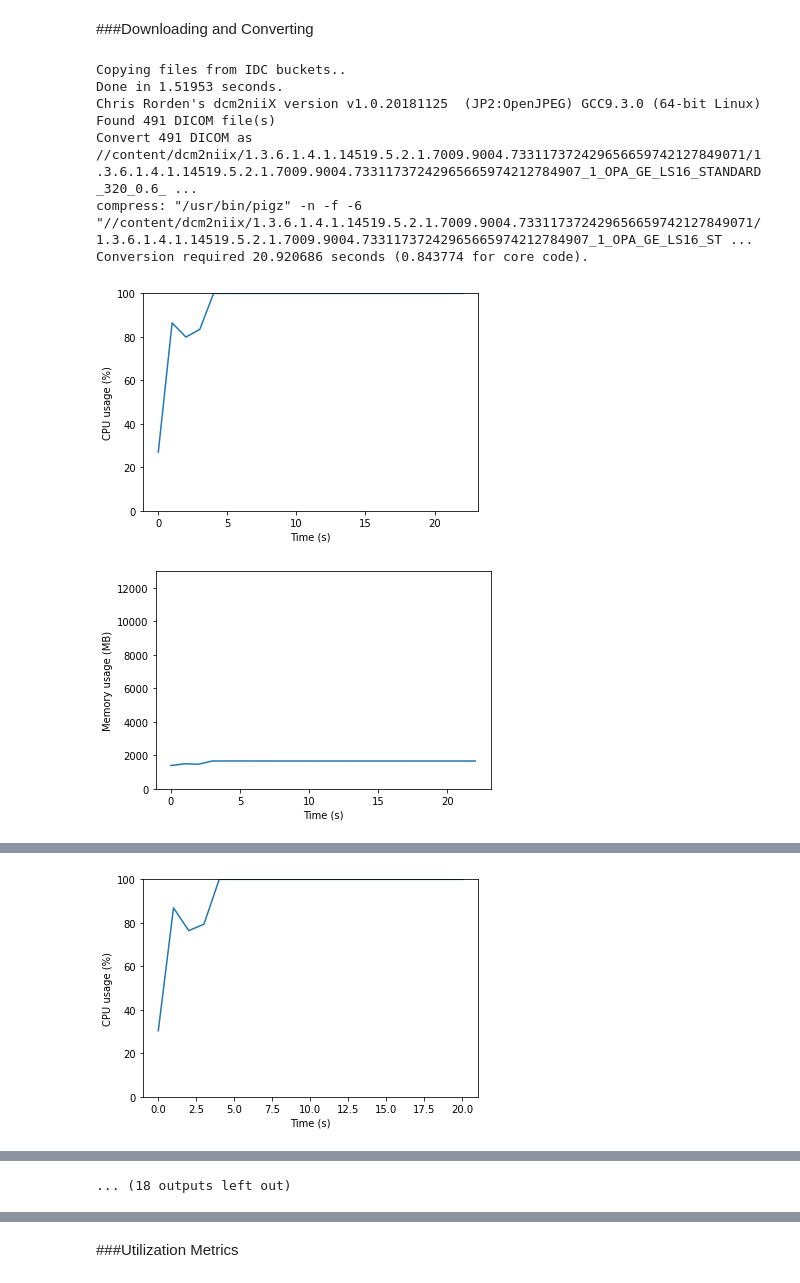
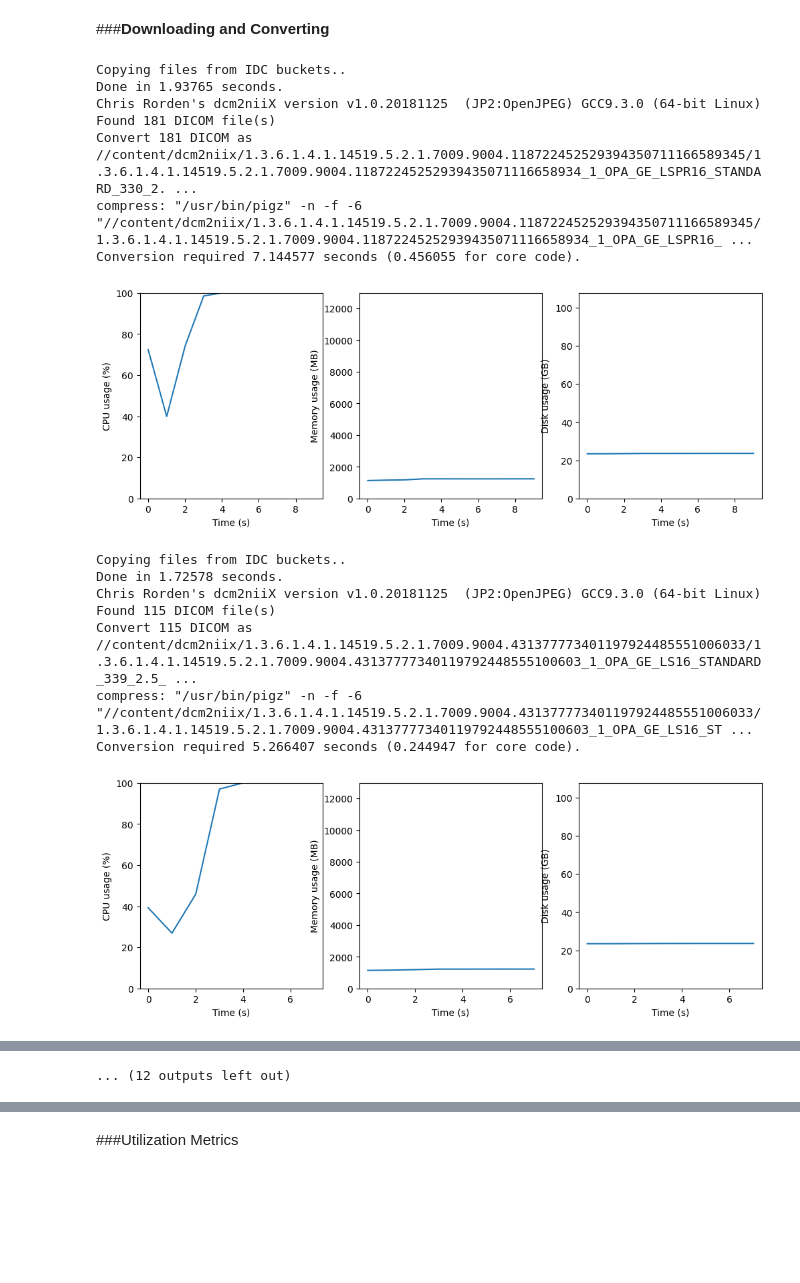
Before and after one commit to ImagingDataCommons/CloudSegmentator, a Jupyter notebook: Notebooks/Totalsegmentator/downloadDicomAndConvertNotebook.ipynb, the cells around one changed output, grey strips where cells are left out. Drawn from its saved outputs; the diff is of its cells as text; code cells hidden in the pictures; blank space fills up the shorter version.

```diff
--- a/Notebooks/Totalsegmentator/downloadDicomAndConvertNotebook.ipynb
+++ b/Notebooks/Totalsegmentator/downloadDicomAndConvertNotebook.ipynb
@@ -89 +84,3 @@ SeriesInstanceUIDs= cohort_df["SeriesInstanceUID"].sample(n=10).values.tolist()
+# %%
+SeriesInstanceUIDs= cohort_df["SeriesInstanceUID"].values.tolist()
 # %% [markdown]
@@ -156,15 +157,6 @@ def convert_dicom_to_nifti(series_id):
       pass
   os.mkdir('idc_data')
 # %%
-import os
-import zipfile
-from concurrent.futures import ThreadPoolExecutor
-from time import sleep
-from datetime import datetime
-import psutil
-import pandas as pd
-import matplotlib.pyplot as plt
-
 class MemoryMonitor:
     def __init__(self):
         self.keep_measuring = True
@@ -172,20 +164,25 @@ class MemoryMonitor:
     def measure_usage(self):
         cpu_usage = []
         ram_usage_mb=[]
+        disk_usage_all=[]
         time_stamps = []
         start_time = time.time()
         while self.keep_measuring:
             cpu = psutil.cpu_percent()
             ram = psutil.virtual_memory()
+            disk_used= psutil.disk_usage('/').used/1024/1024/1024
+            disk_total= psutil.disk_usage('/').total/1024/1024/1024
             ram_total_mb = psutil.virtual_memory().total / 1024 / 1024
             ram_mb = (ram.total - ram.available) / 1024 / 1024
 
             cpu_usage.append(cpu)
             ram_usage_mb.append(ram_mb)
+            disk_usage_all.append(disk_used)
+
             time_stamps.append(time.time()- start_time)
             sleep(1)
 
-        return cpu_usage, ram_usage_mb, time_stamps, ram_total_mb
+        return cpu_usage, ram_usage_mb, time_stamps, ram_total_mb,  disk_usage_all, disk_total
 # %%
 def download_and_process_series(series_id):
     log = pd.DataFrame({'SeriesInstanceUID': [series_id]})
@@ -205,51 +202,69 @@ def download_and_process_series(series_id):
     global runtime_stats
     runtime_stats = pd.concat([runtime_stats, log], ignore_index=True, axis=0)
 # %% [markdown]
-###Downloading and Converting
+###**Downloading and Converting**
 # %%
 runtime_stats = pd.DataFrame(columns=['SeriesInstanceUID','download_time',
-                                      'NiftiConverter_time', 'cpu_usage','ram_usage_mb', 'ram_total_mb'
+                                      'NiftiConverter_time', 'cpu_usage','ram_usage_mb', 'ram_total_mb', 'disk_usage_all', 'disk_total'
                                       ])
+
 if __name__ == "__main__":
     for series_id in SeriesInstanceUIDs:
         with ThreadPoolExecutor() as executor:
             monitor = MemoryMonitor()
             mem_thread = executor.submit(monitor.measure_usage)
             try:
                 proc_thread = executor.submit(download_and_process_series, series_id)
                 proc_thread.result()
             finally:
                 monitor.keep_measuring = False
-                cpu_usage, ram_usage_mb, time_stamps, ram_total_mb = mem_thread.result()
+                cpu_usage, ram_usage_mb, time_stamps, ram_total_mb, disk_usage_all, disk_total= mem_thread.result()
 
                 cpu_idx = runtime_stats.index[runtime_stats['SeriesInstanceUID'] == series_id][0]
                 runtime_stats.iloc[cpu_idx, runtime_stats.columns.get_loc('cpu_usage')] = [[cpu_usage]]
 
                 ram_usage_mb_idx = runtime_stats.index[runtime_stats['SeriesInstanceUID'] == series_id][0]
                 runtime_stats.iloc[ram_usage_mb_idx, runtime_stats.columns.get_loc('ram_usage_mb')] = [[ram_usage_mb]]
 
                 ram_total_mb_idx = runtime_stats.index[runtime_stats['SeriesInstanceUID'] == series_id][0]
                 runtime_stats.iloc[ram_total_mb_idx, runtime_stats.columns.get_loc('ram_total_mb')] = [[ram_total_mb]]
 
+                disk_usage_gb_idx = runtime_stats.index[runtime_stats['SeriesInstanceUID'] == series_id][0]
+                runtime_stats.iloc[disk_usage_gb_idx, runtime_stats.columns.get_loc('disk_usage_all')] = [[disk_usage_all]]
 
-                plt.plot(time_stamps, cpu_usage)
-                plt.ylim(0, 100)
-                plt.xlabel('Time (s)')
-                plt.ylabel('CPU usage (%)')
+                runtime_stats['disk_total']=disk_total
+
+                fig, ((ax1,ax2, ax3)) = plt.subplots(1,3, figsize=(12, 4))
+
+                ax1.plot(time_stamps, cpu_usage)
+                ax1.set_ylim(0, 100)
+                ax1.set_xlabel('Time (s)')
+                ax1.set_ylabel('CPU usage (%)')
+
+                ax2.plot(time_stamps, ram_usage_mb)
+                ax2.set_ylim(0, ram_total_mb)
+                ax2.set_xlabel('Time (s)')
+                ax2.set_ylabel('Memory usage (MB)')
+
+                ax3.plot(time_stamps, disk_usage_all)
+                ax3.set_ylim(0, disk_total)
+                ax3.set_xlabel('Time (s)')
+                ax3.set_ylabel('Disk usage (GB)')
                 plt.show()
-
-                plt.plot(time_stamps, ram_usage_mb)
-                plt.ylim(0, ram_total_mb)
-                plt.xlabel('Time (s)')
-                plt.ylabel('Memory usage (MB)')
-                plt.show()
 # %% [output]
 Copying files from IDC buckets..
-Done in 1.51953 seconds.
+Done in 1.93765 seconds.
 Chris Rorden's dcm2niiX version v1.0.20181125  (JP2:OpenJPEG) GCC9.3.0 (64-bit Linux)
-Found 491 DICOM file(s)
-Convert 491 DICOM as //content/dcm2niix/1.3.6.1.4.1.14519.5.2.1.7009.9004.733117372429656659742127849071/1.3.6.1.4.1.14519.5.2.1.7009.9004.73311737242965665974212784907_1_OPA_GE_LS16_STANDARD_320_0.6_ ...
-compress: "/usr/bin/pigz" -n -f -6 "//content/dcm2niix/1.3.6.1.4.1.14519.5.2.1.7009.9004.733117372429656659742127849071/1.3.6.1.4.1.14519.5.2.1.7009.9004.73311737242965665974212784907_1_OPA_GE_LS16_ST ...
-Conversion required 20.920686 seconds (0.843774 for core code).
+Found 181 DICOM file(s)
+Convert 181 DICOM as //content/dcm2niix/1.3.6.1.4.1.14519.5.2.1.7009.9004.118722452529394350711166589345/1.3.6.1.4.1.14519.5.2.1.7009.9004.11872245252939435071116658934_1_OPA_GE_LSPR16_STANDARD_330_2. ...
+compress: "/usr/bin/pigz" -n -f -6 "//content/dcm2niix/1.3.6.1.4.1.14519.5.2.1.7009.9004.118722452529394350711166589345/1.3.6.1.4.1.14519.5.2.1.7009.9004.11872245252939435071116658934_1_OPA_GE_LSPR16_ ...
+Conversion required 7.144577 seconds (0.456055 for core code).
-[figure, old version]
+[figure, new version]
+Copying files from IDC buckets..
+Done in 1.72578 seconds.
+Chris Rorden's dcm2niiX version v1.0.20181125  (JP2:OpenJPEG) GCC9.3.0 (64-bit Linux)
+Found 115 DICOM file(s)
+Convert 115 DICOM as //content/dcm2niix/1.3.6.1.4.1.14519.5.2.1.7009.9004.431377773401197924485551006033/1.3.6.1.4.1.14519.5.2.1.7009.9004.43137777340119792448555100603_1_OPA_GE_LS16_STANDARD_339_2.5_ ...
+compress: "/usr/bin/pigz" -n -f -6 "//content/dcm2niix/1.3.6.1.4.1.14519.5.2.1.7009.9004.431377773401197924485551006033/1.3.6.1.4.1.14519.5.2.1.7009.9004.43137777340119792448555100603_1_OPA_GE_LS16_ST ...
+Conversion required 5.266407 seconds (0.244947 for core code).
-[figure, old version]
+[figure, new version]
@@ -281 +302,0 @@ Conversion required 18.897186 seconds (0.784559 for core code).
-[figure, removed]
@@ -283,2 +303,2 @@ Conversion required 18.897186 seconds (0.784559 for core code).
-... (18 outputs left out)
+... (12 outputs left out)
 # %% [markdown]
```
Also changed, not shown: parts of 27 cells of this notebook.
